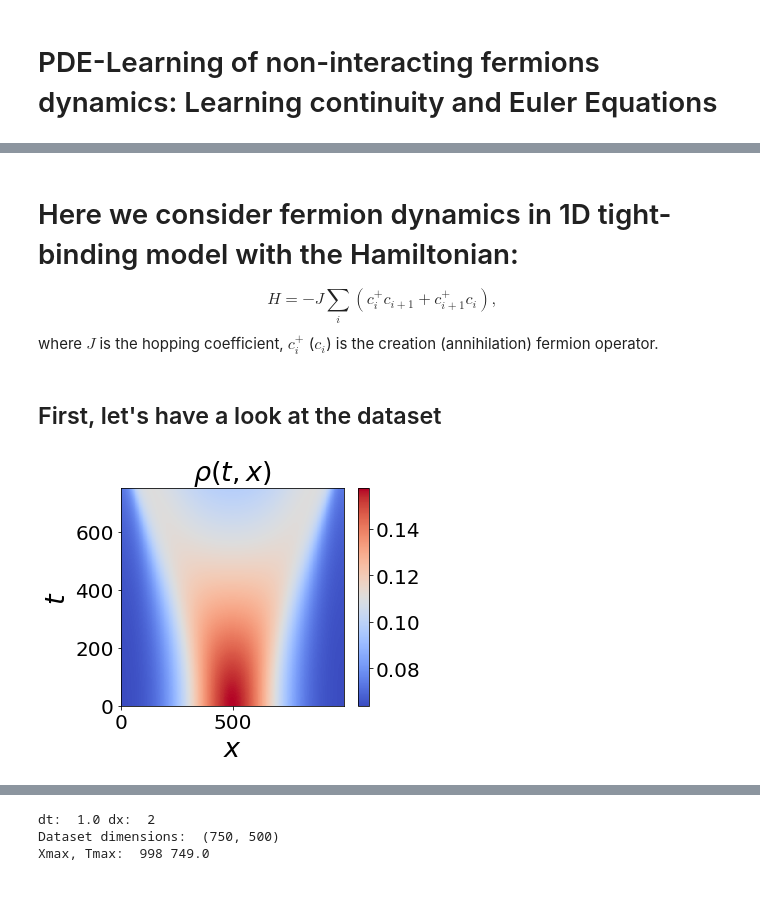
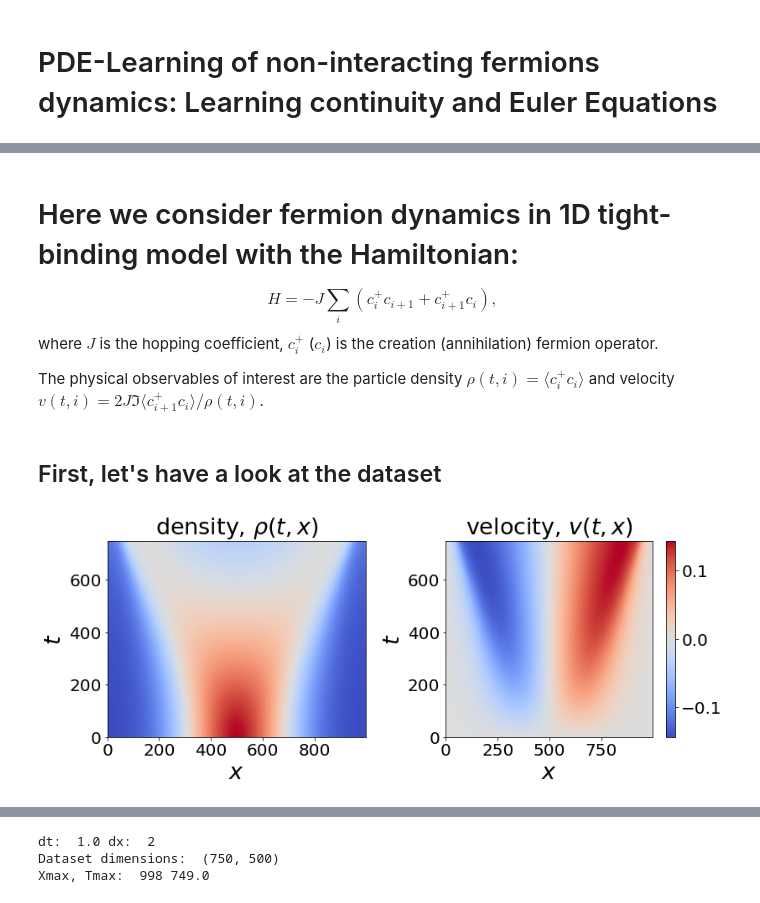
Before and after one commit to yourball/pde-many-body, a Jupyter notebook: free_fermions/free_fermions_quadratic.ipynb, the cells around one changed output, grey strips where cells are left out. Drawn from its saved outputs; the diff is of its cells as text; code cells hidden in the pictures.

```diff
--- a/free_fermions/free_fermions_quadratic.ipynb
+++ b/free_fermions/free_fermions_quadratic.ipynb
@@ -21,39 +23,43 @@ Populating the interactive namespace from numpy and matplotlib
 # Here we consider fermion dynamics in 1D tight-binding model with the Hamiltonian:
 $$ H = -J \sum_i (c^{+}_i c_{i+1} + c^+_{i+1} c_i),$$
 where $J$ is the hopping coefficient, $c^+_i$ ($c_i$) is the creation (annihilation) fermion operator.
+
+The physical observables of interest are the particle density $\rho(t,i) = \langle c^+_ic_i\rangle$ and velocity $v(t,i) = 2J\Im \langle c^+_{i+1} c_i\rangle/\rho(t,i)$.
 # %% [markdown]
 ## First, let's have a look at the dataset
 # %%
+#-------------------------------------------------------
+# Import data
 fname ='./data/free_fermions_J1=-0.5_J2=0.0_L=1000.npy'
 data_dict = load_dict(fname)
+#-------------------------------------------------------
 
 # Specifying time range
 start, stop = 0, 1500
 
 # Density
 rho = data_dict['n']
 # Velocity
 v = data_dict['v']
 
+# Temporal and Spatial points
 t = data_dict['t']
 x = data_dict['x']
 
-#################
-# rho = rho[start:stop][::2, ::2]
-# v = v[start:stop][::2, ::2]
-# t = t[start:stop][::2]
-# x = x[::2]
-#################
+# Plot data
+xx, tt = np.meshgrid(x, t)
+fig, ax = plt.subplots(1, 2, figsize = (12, 5));
+plt_rho = ax[0].pcolormesh(xx, tt, rho, cmap='coolwarm')
+ax[0].set_xlabel(r'$x$')
+ax[0].set_ylabel(r'$t$')
+ax[0].set_title(r'density, $\rho(t, x)$')
 
-xx, tt = np.meshgrid(x, t)
+plt_v = ax[1].pcolormesh(xx, tt, v, cmap='coolwarm')
+ax[1].set_xlabel(r'$x$')
+ax[1].set_ylabel(r'$t$')
+ax[1].set_title(r'velocity, $v(t, x)$')
+fig.colorbar(plt_v, ax=ax[1])
 
-plt.pcolormesh(xx, tt, rho, cmap='coolwarm',shading='auto')
-plt.colorbar()
-plt.xlabel(r'$x$')
-plt.ylabel(r'$t$')
-
-plt.title(r'$\rho(t, x)$')
-
-plt.show()
+fig.tight_layout(pad=2)
 # %% [output]
-[figure, old version]
+[figure, new version]
```
Also changed, not shown: parts of 13 cells of this notebook, 6 other files.
